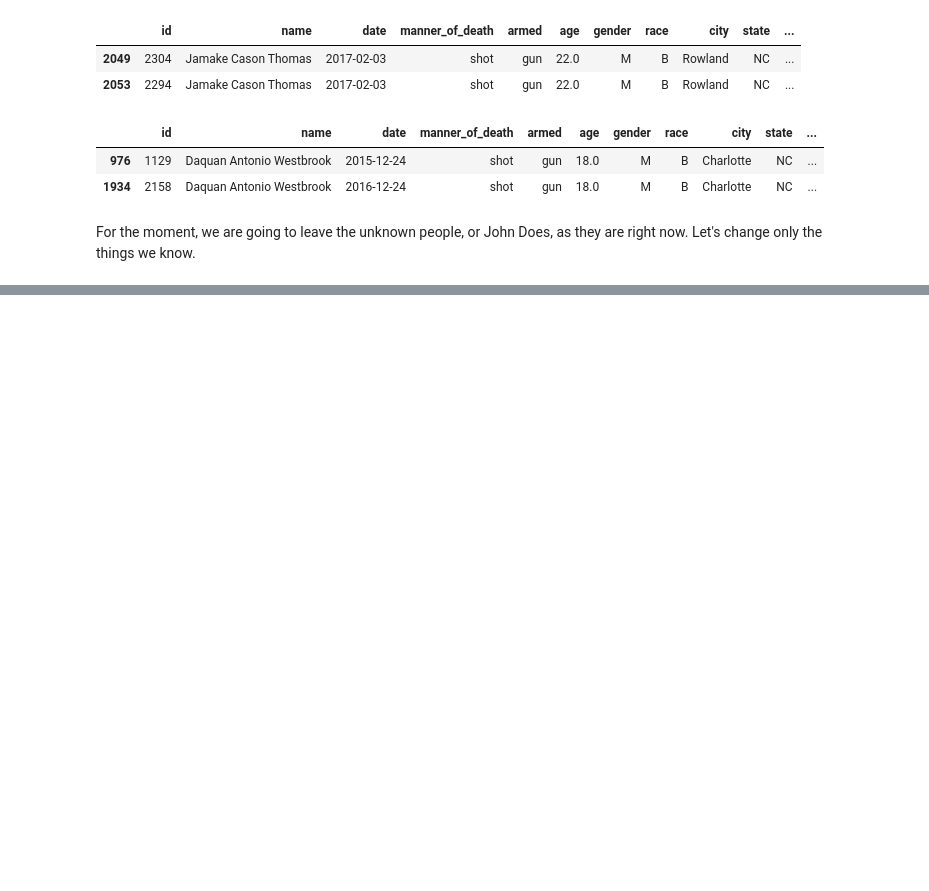
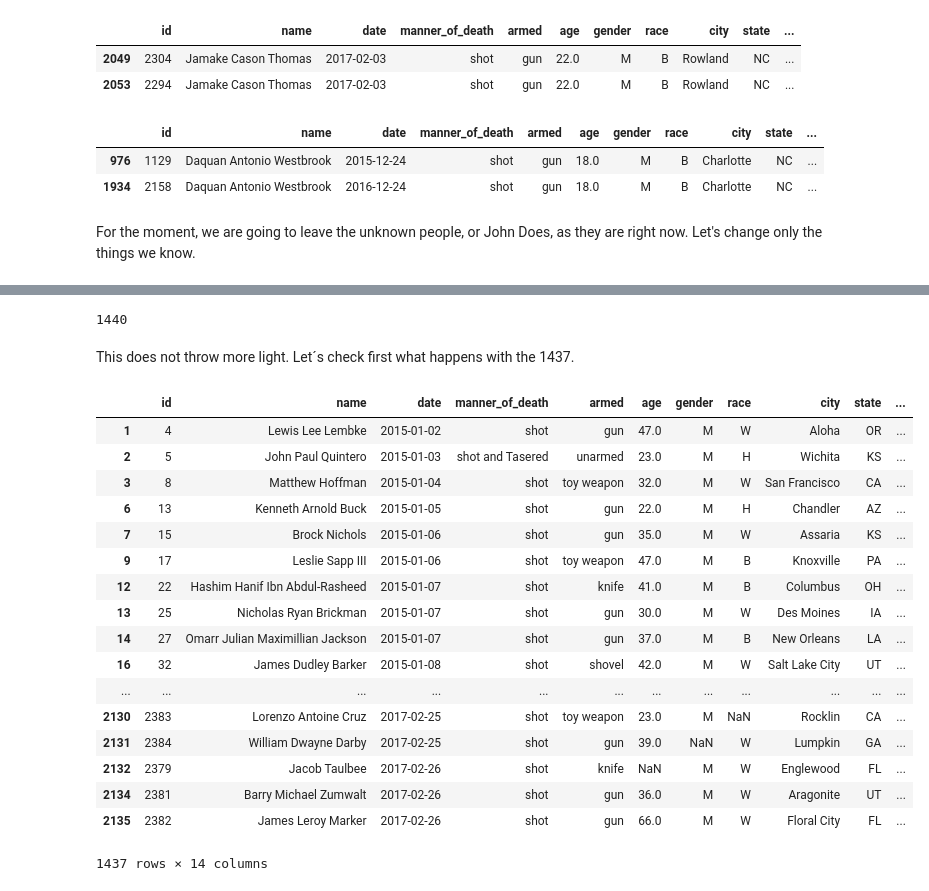
Before and after one commit to ReDI-Data-Analysis/data-analysis-project, a Jupyter notebook: notebooks/Preanalysis for SQL.ipynb, the cells around one changed output, grey strips where cells are left out. Drawn from its saved outputs; the diff is of its cells as text; code cells hidden in the pictures; blank space fills up the shorter version.

Commit message:
and again...
alf the way of merging

```diff
--- a/notebooks/Preanalysis for SQL.ipynb
+++ b/notebooks/Preanalysis for SQL.ipynb
@@ -252,0 +471,9 @@ See the caveats in the documentation: http://pandas.pydata.org/pandas-docs/stabl
+# %%
+# Again, for security purposes, I redifine and upload everything necessary
+
+import pandas as pd
+import datetime as dt
+
+wpost = pd.read_csv ('../data/wpost.csv')
+fenc = pd.read_csv ('../data/fenc.csv')
+timefenc = fenc[(fenc['date'] >= '2015-01-02') & (fenc['date'] <= '2017-02-28')]
@@ -252,0 +520,54 @@ See the caveats in the documentation: http://pandas.pydata.org/pandas-docs/stabl
+# %%
+n = 0
+
+for i, row in wpost.iterrows():
+
+    #we create our counter and our name
+
+    name = row[1]
+
+    # and now, the question
+    if (name in names_fenc.keys()):
+        n = n+1
+print (n)
+# %% [output]
+1440
+# %% [markdown]
+This does not throw more light. Let´s check first what happens with the 1437.
+# %%
+commonnames= []
+
+for i, row in wpost.iterrows():
+
+    # we define names and dates
+    name = row[1]
+    date = row [2]
+
+    #our question to add people to our list is...
+    if (name in names_fenc.keys())&(date in names_fenc.values()):
+        commonnames.append (name)
+# %%
+commonpost = wpost
+# %%
+commonpost = commonpost[commonpost['name'].isin(commonnames)]
+# %%
+commonpost
+# %% [output]
+|  | id | name | date | manner_of_death | armed | age | gender | race | city | state | ... |
+| 1 | 4 | Lewis Lee Lembke | 2015-01-02 | shot | gun | 47.0 | M | W | Aloha | OR | ... |
+| 2 | 5 | John Paul Quintero | 2015-01-03 | shot and Tasered | unarmed | 23.0 | M | H | Wichita | KS | ... |
+| 3 | 8 | Matthew Hoffman | 2015-01-04 | shot | toy weapon | 32.0 | M | W | San Francisco | CA | ... |
+| 6 | 13 | Kenneth Arnold Buck | 2015-01-05 | shot | gun | 22.0 | M | H | Chandler | AZ | ... |
+| 7 | 15 | Brock Nichols | 2015-01-06 | shot | gun | 35.0 | M | W | Assaria | KS | ... |
+| 9 | 17 | Leslie Sapp III | 2015-01-06 | shot | toy weapon | 47.0 | M | B | Knoxville | PA | ... |
+| 12 | 22 | Hashim Hanif Ibn Abdul-Rasheed | 2015-01-07 | shot | knife | 41.0 | M | B | Columbus | OH | ... |
+| 13 | 25 | Nicholas Ryan Brickman | 2015-01-07 | shot | gun | 30.0 | M | W | Des Moines | IA | ... |
+| 14 | 27 | Omarr Julian Maximillian Jackson | 2015-01-07 | shot | gun | 37.0 | M | B | New Orleans | LA | ... |
+| 16 | 32 | James Dudley Barker | 2015-01-08 | shot | shovel | 42.0 | M | W | Salt Lake City | UT | ... |
+| ... | ... | ... | ... | ... | ... | ... | ... | ... | ... | ... | ... |
+| 2130 | 2383 | Lorenzo Antoine Cruz | 2017-02-25 | shot | toy weapon | 23.0 | M | NaN | Rocklin | CA | ... |
+| 2131 | 2384 | William Dwayne Darby | 2017-02-25 | shot | gun | 39.0 | NaN | W | Lumpkin | GA | ... |
+| 2132 | 2379 | Jacob Taulbee | 2017-02-26 | shot | knife | NaN | M | W | Englewood | FL | ... |
+| 2134 | 2381 | Barry Michael Zumwalt | 2017-02-26 | shot | gun | 36.0 | M | W | Aragonite | UT | ... |
+| 2135 | 2382 | James Leroy Marker | 2017-02-26 | shot | gun | 66.0 | M | W | Floral City | FL | ... |
+1437 rows × 14 columns
```
Also changed, not shown: parts of 35 cells of this notebook, 2 other files.
